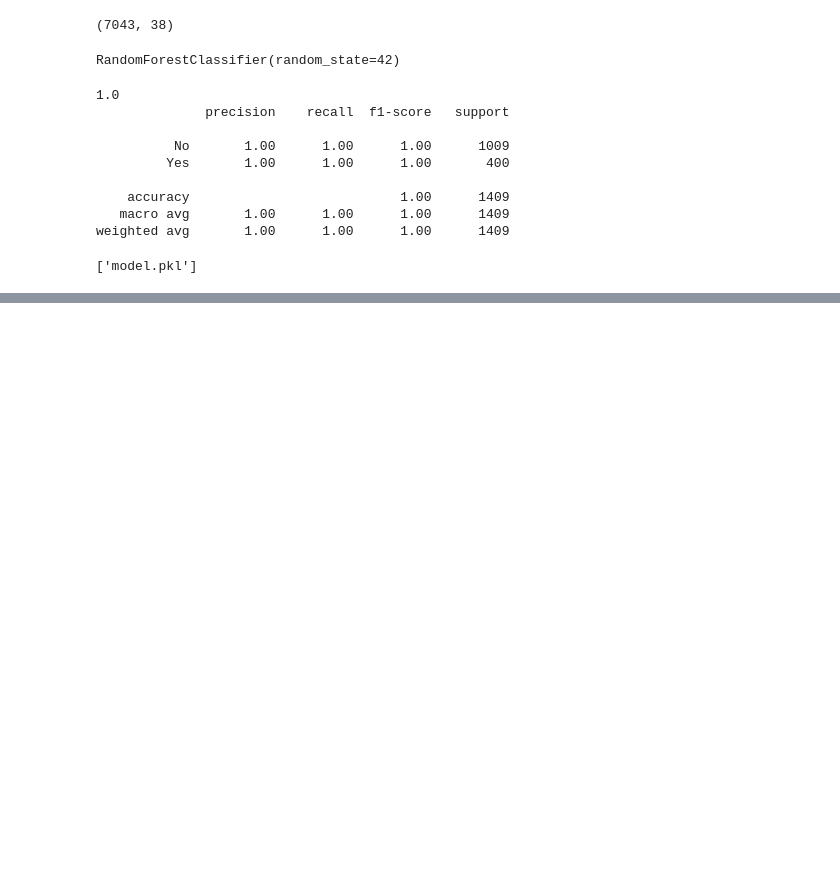
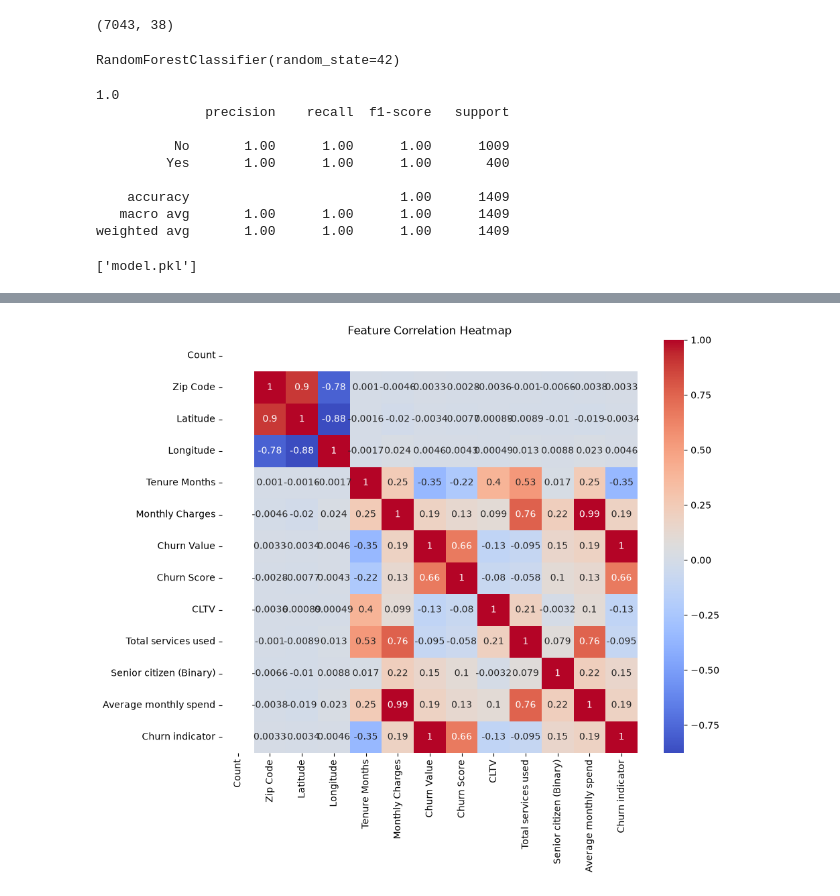
Before and after one commit to ABABUOTURI/customer-churn-prediction, a Jupyter notebook: notebooks/datacleaning.ipynb, the cells around one changed output, grey strips where cells are left out. Drawn from its saved outputs; the diff is of its cells as text; code cells hidden in the pictures; blank space fills up the shorter version.

```diff
--- a/notebooks/datacleaning.ipynb
+++ b/notebooks/datacleaning.ipynb
@@ -159,0 +162,9 @@ plt.show()                                  # display the plot
+# %%
+#Visualize feature relationships
+
+plt.figure(figsize=(10, 8))                          # set the size of the figure
+sns.heatmap(df.corr(numeric_only=True), annot=True, cmap='coolwarm')  # plot correlation matrix between numeric features
+plt.title('Feature Correlation Heatmap')             # add a title
+plt.show()                                            # display the plot
+# %% [output]
+[figure, added]
```
Also changed, not shown: parts of 1 cell of this notebook.
